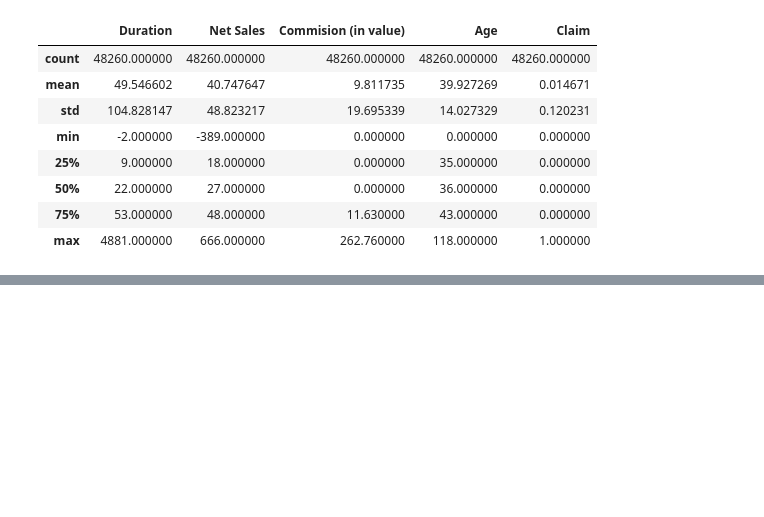
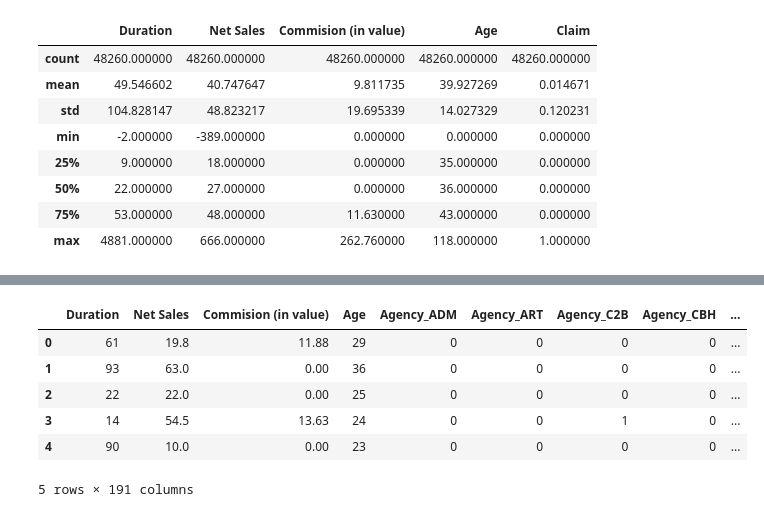
Before and after one commit to bhanuteja2001/Advanced-Travel-Insurance-Claim-Prediction, a Jupyter notebook: Insurance.ipynb, the cells around one changed output, grey strips where cells are left out. Drawn from its saved outputs; the diff is of its cells as text; code cells hidden in the pictures; blank space fills up the shorter version.

```diff
--- a/Insurance.ipynb
+++ b/Insurance.ipynb
@@ -151,0 +259,13 @@ Name: Gender, dtype: int64
+# %%
+X = insurance_data_one.drop(columns = ['Claim'])
+Y = insurance_data_one['Claim']
+# %%
+X.head()
+# %% [output]
+|  | Duration | Net Sales | Commision (in value) | Age | Agency_ADM | Agency_ART | Agency_C2B | Agency_CBH | ... |
+| 0 | 61 | 19.8 | 11.88 | 29 | 0 | 0 | 0 | 0 | ... |
+| 1 | 93 | 63.0 | 0.00 | 36 | 0 | 0 | 0 | 0 | ... |
+| 2 | 22 | 22.0 | 0.00 | 25 | 0 | 0 | 0 | 0 | ... |
+| 3 | 14 | 54.5 | 13.63 | 24 | 0 | 0 | 1 | 0 | ... |
+| 4 | 90 | 10.0 | 0.00 | 23 | 0 | 0 | 0 | 0 | ... |
+5 rows × 191 columns
```
Also changed, not shown: parts of 30 cells of this notebook.
